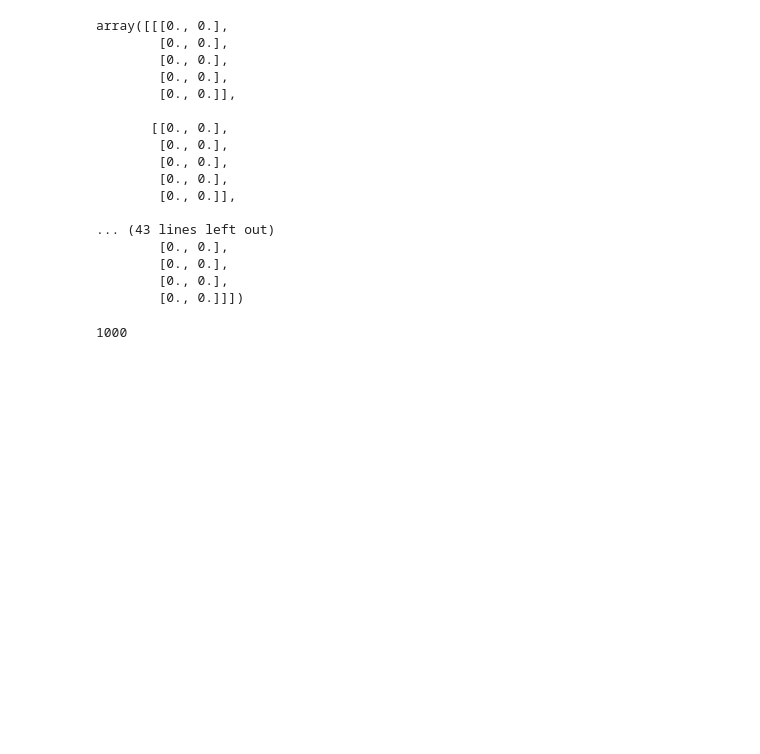
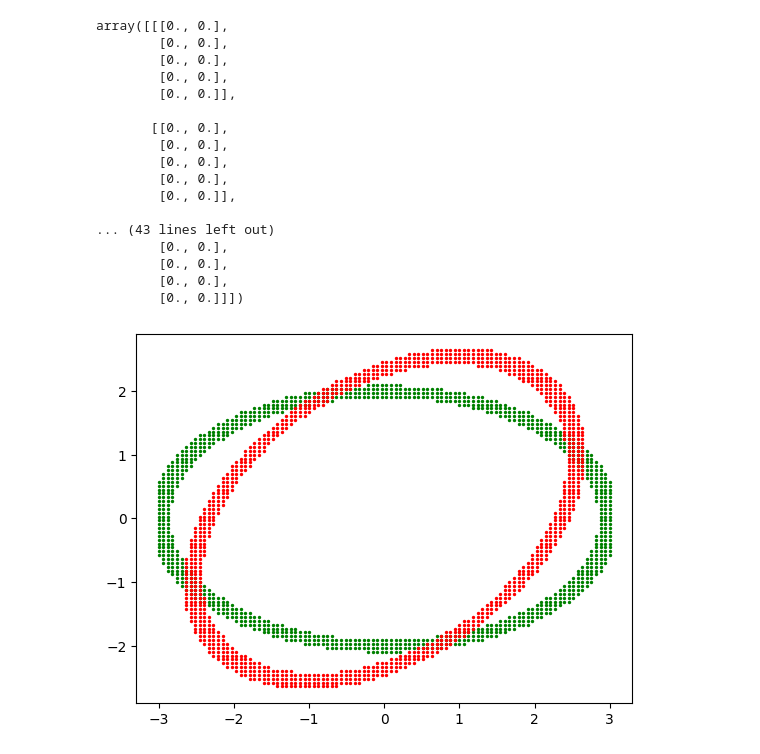
Before and after one commit to aaboiko/buoy_sonar_python, a Jupyter notebook: utils.ipynb, the cells around one changed output. Drawn from its saved outputs; the diff is of its cells as text; code cells hidden in the pictures; blank space fills up the shorter version.

```diff
--- a/utils.ipynb
+++ b/utils.ipynb
@@ -68,14 +85,37 @@ array([[[0., 0.],
         [0., 0.],
         [0., 0.],
         [0., 0.]]])
-# %%
-import numpy as np
-from matplotlib.patches import Ellipse
-
-def rotate(vec, angle):
-    R = np.array([[np.cos(angle), -np.sin(angle)],
-                  [np.sin(angle), np.cos(angle)]])
-
-    return R @ vec
-# %% [output]
-1000
+# %%
+import numpy as np
+from matplotlib.patches import Ellipse
+import matplotlib.pyplot as plt
+
+a = 3
+b = 2
+
+def rotate(A, angle):
+    R = np.array([[np.cos(angle), -np.sin(angle)],
+                  [np.sin(angle), np.cos(angle)]])
+
+    return R @ A @ R.T
+
+
+def check(A, p):
+    return abs(p.T @ A @ p - 1) <= 0.1
+
+
+A = np.array([[1/a**2, 0],
+              [0, 1/b**2]])
+
+A_new = rotate(A, np.pi / 4)
+
+for i in np.linspace(-3, 3, 100):
+    for j in np.linspace(-3, 3, 100):
+        if check(A, np.array([i, j])):
+            plt.scatter(i, j, s=2, color='green')
+        if check(A_new, np.array([i, j])):
+            plt.scatter(i, j, s=2, color='red')
+
+plt.show()
+# %% [output]
+[figure, added]
```
Also changed, not shown: parts of 2 cells of this notebook, 3 other files.
